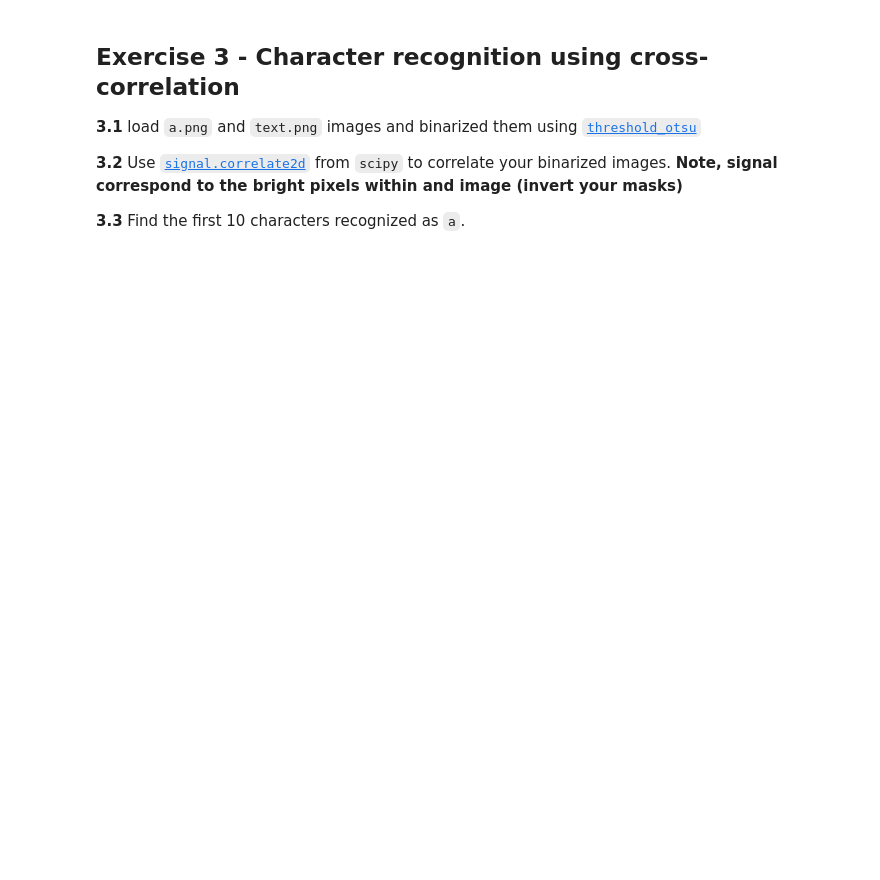
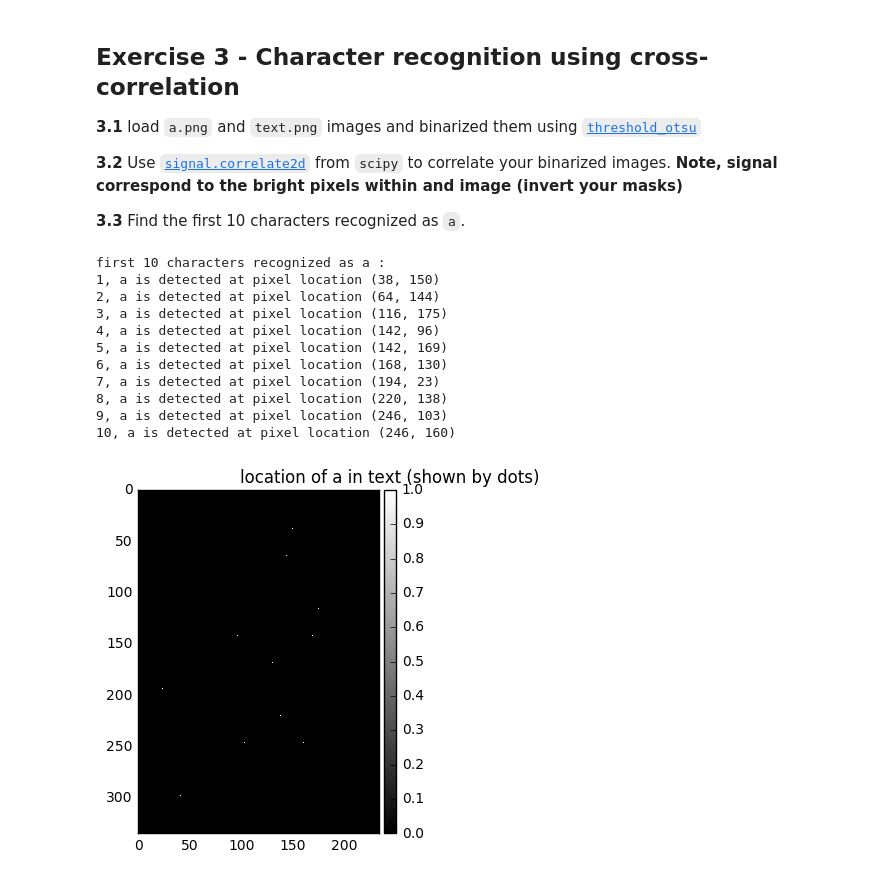
Before and after one commit to AnirudhPuligandla/DSP-TP-1617, a Jupyter notebook: Lab3/Lab3.ipynb, the cells around one changed output. Drawn from its saved outputs; the diff is of its cells as text; code cells hidden in the pictures; blank space fills up the shorter version.

```diff
--- a/Lab3/Lab3.ipynb
+++ b/Lab3/Lab3.ipynb
@@ -140,3 +164,55 @@ plt.imshow(out)
 **Note, signal correspond to the bright pixels within and image (invert your masks)**
 
 **3.3** Find the first 10 characters recognized as `a`.
+# %%
+from skimage import color
+from skimage import filters
+from scipy.signal import correlate2d
+
+#read images and convert to binary
+
+text_im = io.imread("./images/text.png")
+text_im = color.rgb2gray(text_im)
+text_im_thresh = filters.threshold_otsu(text_im)
+text_im = (text_im < text_im_thresh).astype(int)
+
+a_im = io.imread("./images/a.png")
+a_im = color.rgb2gray(a_im)
+a_im_thresh = filters.threshold_otsu(a_im)
+a_im = (a_im < a_im_thresh).astype(int)
+
+#cross corelation of images
+cross_corr = correlate2d(text_im, a_im)
+
+#get the maximum cross correlation value
+cross_corr_max = np.max(cross_corr)
+
+#take value greater than 85% of maximum to correctly detect 'a'
+cross_corr_a = cross_corr > (0.85*cross_corr_max)
+
+plt.figure()
+io.imshow(cross_corr_a, cmap = plt.cm.gray) #dots represent location of 'a'
+plt.title('location of a in text (shown by dots)')
+
+total_a = 0
+print('first 10 characters recognized as a : ')
+for r in range(text_im.shape[0]):
+    for c in range(text_im.shape[1]):
+        if cross_corr_a[r][c] > 0:
+            total_a += 1
+            print('%d, a is detected at pixel location (%d, %d)'%(total_a,r,c))
+    if total_a == 10:
+        break
+# %% [output]
+first 10 characters recognized as a :
+1, a is detected at pixel location (38, 150)
+2, a is detected at pixel location (64, 144)
+3, a is detected at pixel location (116, 175)
+4, a is detected at pixel location (142, 96)
+5, a is detected at pixel location (142, 169)
+6, a is detected at pixel location (168, 130)
+7, a is detected at pixel location (194, 23)
+8, a is detected at pixel location (220, 138)
+9, a is detected at pixel location (246, 103)
+10, a is detected at pixel location (246, 160)
+[figure, added]
```
Also changed, not shown: parts of 4 cells of this notebook.
